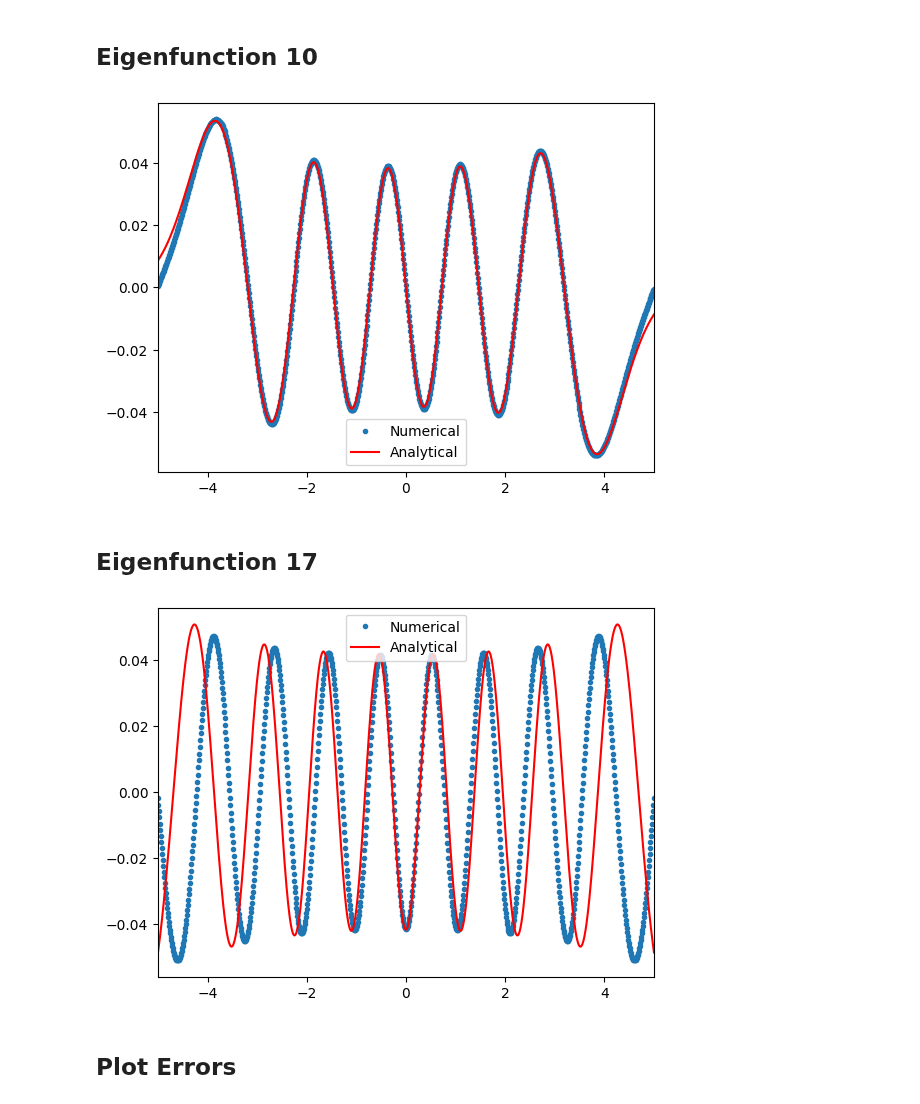
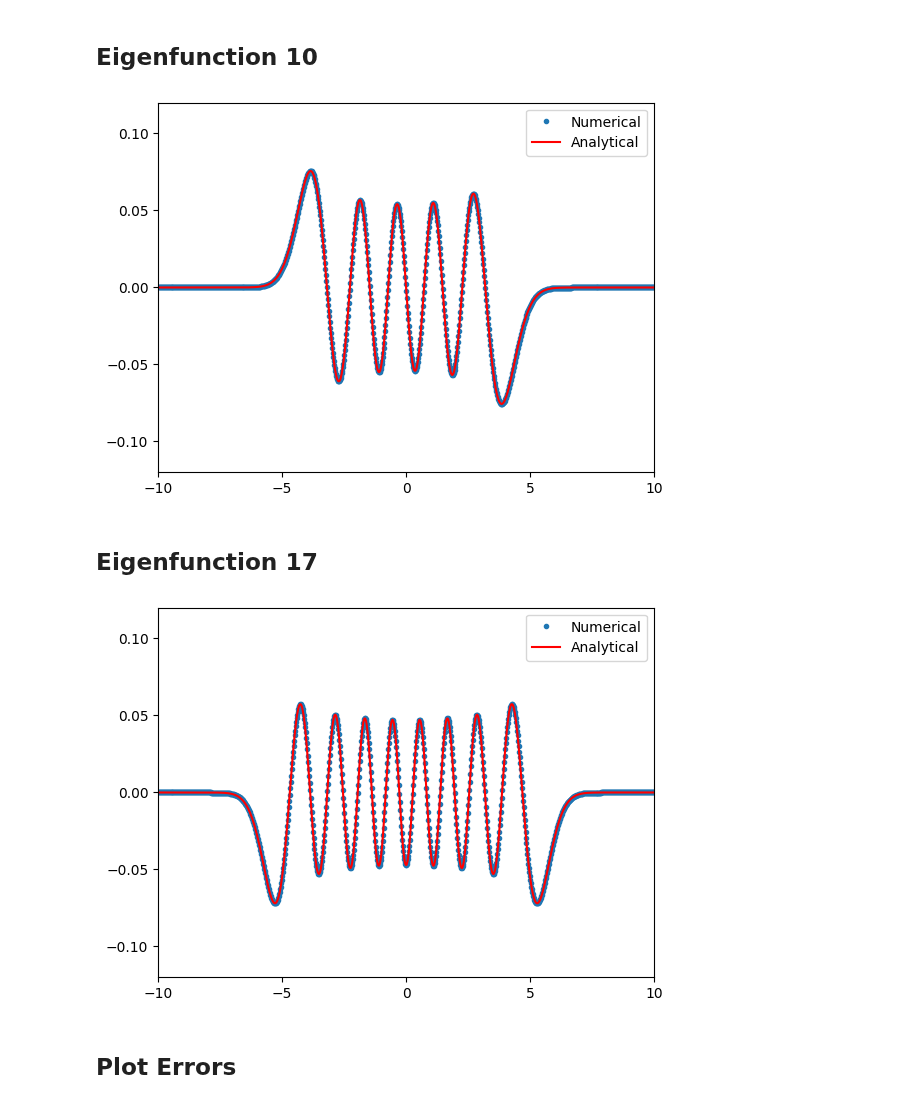
Before and after one commit to jchryssanthacopoulos/quantum_information, a Jupyter notebook: assignment_4/src/plot_eigenvectors.ipynb, the cells around one changed output. Saved outputs shown, nothing was run; the diff lists cells and outputs as text; code cells hidden in the pictures.

Commit message:
Add discretization analysis and plots

```diff
--- a/assignment_4/src/plot_eigenvectors.ipynb
+++ b/assignment_4/src/plot_eigenvectors.ipynb
@@ -43,6 +45,5 @@ xmax = 5
 # %%
-output_filename = "../solution.txt"
-# output_filename = f"..{os.sep}data{os.sep}solution_{N}_{xmax}.txt"
+output_filename = f"..{os.sep}data{os.sep}solution_{N}_{xmax}.txt"
 # %%
 npoints, x_grid, eigenvalues, eigenvectors = read_eigen_file(output_filename)
 # %% [markdown]
@@ -134,9 +147,11 @@ wavefunc_9 /= np.linalg.norm(wavefunc_9)
 plt.plot(x_grid, eigenvectors[:, 9], '.', label="Numerical")
 plt.plot(x_grid, wavefunc_9, 'r', label="Analytical")
 plt.xlim([x_grid[0], x_grid[-1]])
+plt.ylim([-0.12, 0.12])
+plt.xticks([-10, -5, 0, 5, 10])
 plt.legend();
 # %% [output]
-[figure, old version]
+[figure, new version]
 # %% [markdown]
 ## Eigenfunction 17
 # %%
@@ -145,10 +160,12 @@ wavefunc_16 /= np.linalg.norm(wavefunc_16)
 # %%
 plt.plot(x_grid, eigenvectors[:, 16], '.', label="Numerical")
 plt.plot(x_grid, wavefunc_16, 'r', label="Analytical")
 plt.xlim([x_grid[0], x_grid[-1]])
+plt.ylim([-0.12, 0.12])
+plt.xticks([-10, -5, 0, 5, 10])
 plt.legend();
 # %% [output]
-[figure, old version]
+[figure, new version]
 # %% [markdown]
 ## Plot Errors
 # %%
```
Also changed, not shown: parts of 19 cells of this notebook, 14 other files.
